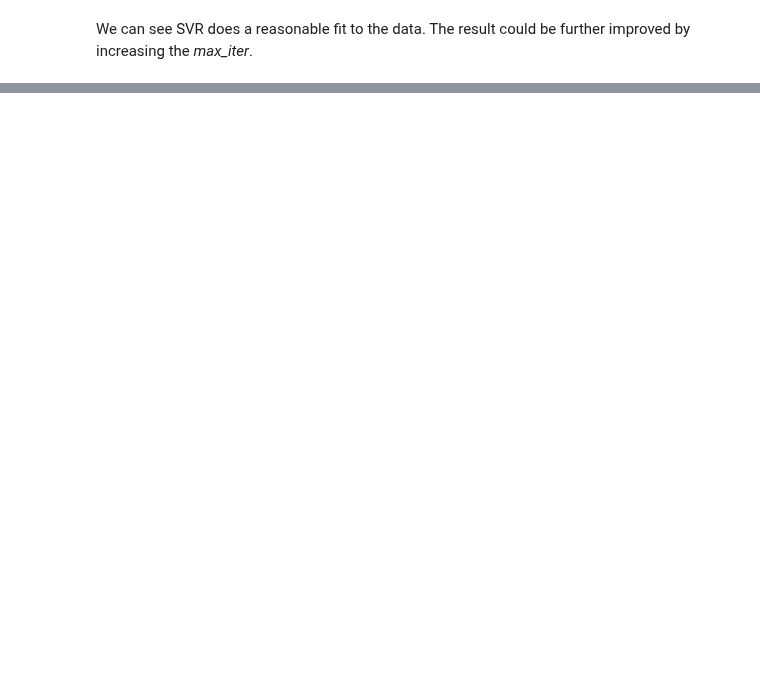
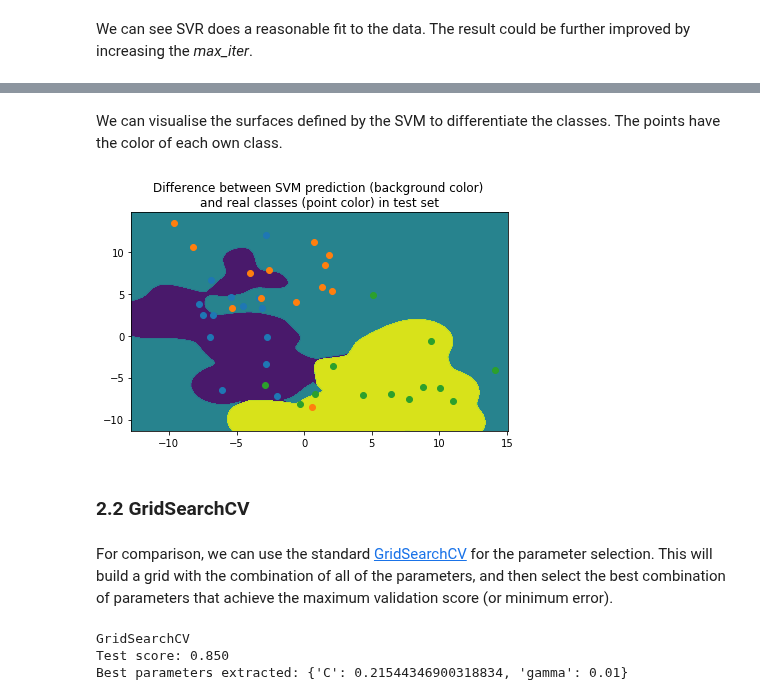
Before and after one commit to SheffieldML/GPyOpt, a Jupyter notebook: manual/GPyOpt_scikitlearn.ipynb, the cells around one changed output, grey strips where cells are left out. Saved outputs shown, nothing was run; the diff lists cells and outputs as text; code cells hidden in the pictures; blank space fills up the shorter version.

```diff
--- a/manual/GPyOpt_scikitlearn.ipynb
+++ b/manual/GPyOpt_scikitlearn.ipynb
@@ -104,0 +226,35 @@ print("RMSE = "+str(np.sqrt(np.square(Y_test_pred-Y_test).mean())))
+# %% [markdown]
+We can visualise the surfaces defined by the SVM to differentiate the classes. The points have the color of each own class.
+# %%
+f, ax = plt.subplots(1,1, squeeze=False)
+
+for i in np.unique(y_test):
+    plot_contours(ax[0,0], svc, xx, yy, alpha=0.8)
+    idx = y_test == i
+    ax[0,0].plot(X_test[idx,0], X_test[idx,1], 'o')
+    ax[0,0].set_title("Difference between SVM prediction (background color) \nand real classes (point color) in test set")
+#     ax[0,0].set_xlim([4,8])
+#     ax[0,0].set_ylim([2,4.5])
+
+# plt.xlabel('Sepal length')
+# plt.ylabel('Sepal width');
+plt.tight_layout()
+# %% [output]
+[figure, added]
+# %% [markdown]
+### 2.2 GridSearchCV
+# %% [markdown]
+For comparison, we can use the standard [GridSearchCV](http://scikit-learn.org/stable/modules/generated/sklearn.model_selection.GridSearchCV.html) for the parameter selection. This will build a grid with the combination of all of the parameters, and then select the best combination of parameters that achieve the maximum validation score (or minimum error).
+# %%
+from sklearn.model_selection import GridSearchCV
+
+grid = GridSearchCV(SVC(kernel='rbf'), dict(C=np.logspace(-2,4,10), gamma=np.logspace(-12,-2,10))).fit(X_train,y_train)
+
+
+print("GridSearchCV\nTest score: %.3f" % grid.score(X_test, y_test))
+
+print("Best parameters extracted: %s" % grid.best_params_)
+# %% [output]
+GridSearchCV
+Test score: 0.850
+Best parameters extracted: {'C': 0.21544346900318834, 'gamma': 0.01}
```
Also changed, not shown: parts of 27 cells of this notebook.
